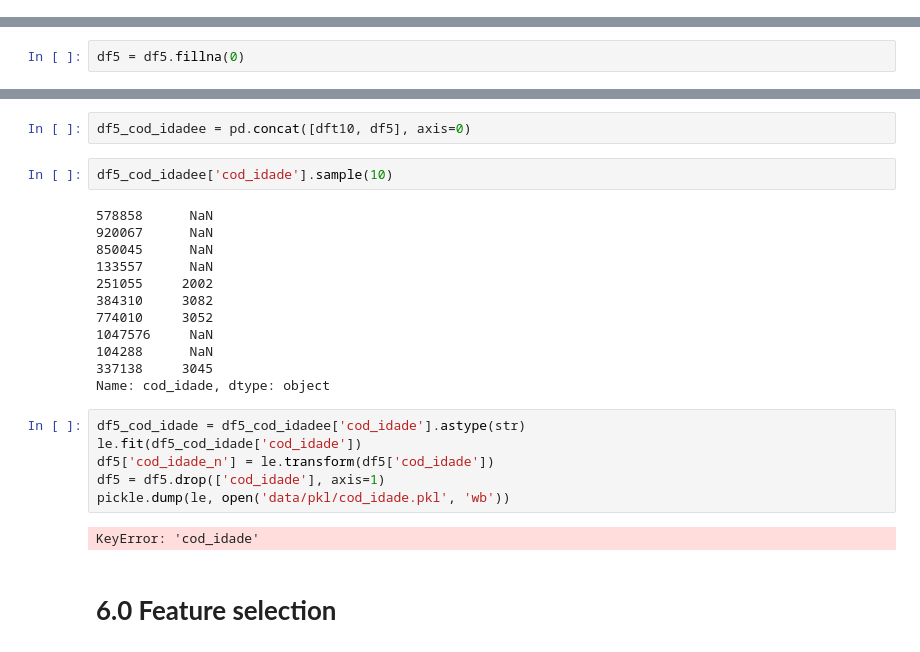
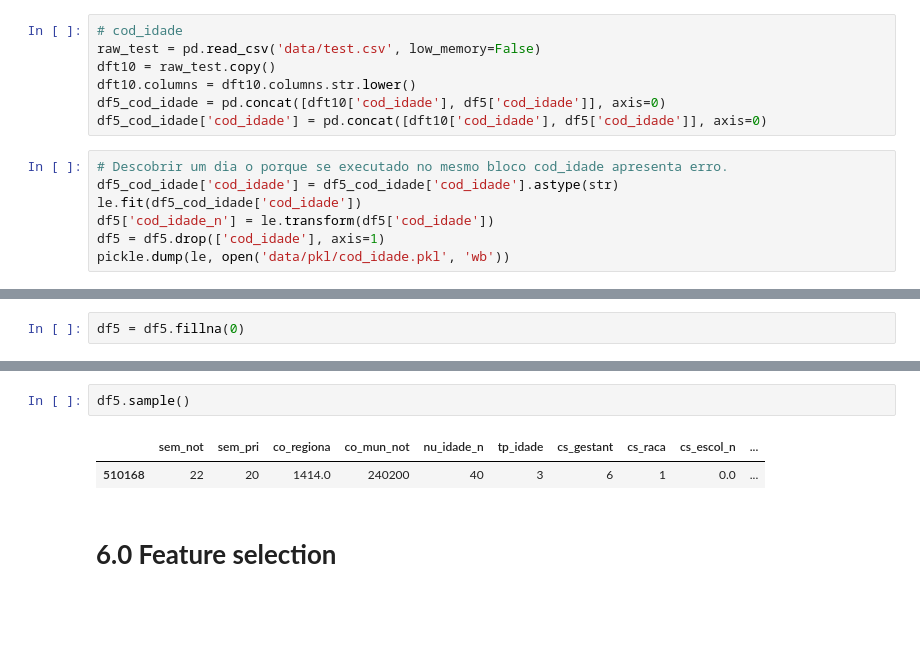
Before and after one commit to wilianuhlmann/olympiad_br_ml_kaggle_ensure_healthy, a Jupyter notebook: olympiad_br_kaggle.ipynb, the cells around one changed output, grey strips where cells are left out. Cells and saved outputs as stored; diff of their text form; blank space fills up the shorter version.

```diff
--- a/olympiad_br_kaggle.ipynb
+++ b/olympiad_br_kaggle.ipynb
@@ -946,6 +946,20 @@ df5 = df4.copy()
 #### 5.1 Label encoder
 # %%
 le = LabelEncoder()
+# %%
+# cod_idade
+raw_test = pd.read_csv('data/test.csv', low_memory=False)
+dft10 = raw_test.copy()
+dft10.columns = dft10.columns.str.lower()
+df5_cod_idade = pd.concat([dft10['cod_idade'], df5['cod_idade']], axis=0)
+df5_cod_idade['cod_idade'] = pd.concat([dft10['cod_idade'], df5['cod_idade']], axis=0)
+# %%
+# Descobrir um dia o porque se executado no mesmo bloco cod_idade apresenta erro.
+df5_cod_idade['cod_idade'] = df5_cod_idade['cod_idade'].astype(str)
+le.fit(df5_cod_idade['cod_idade'])
+df5['cod_idade_n'] = le.transform(df5['cod_idade'])
+df5 = df5.drop(['cod_idade'], axis=1)
+pickle.dump(le, open('data/pkl/cod_idade.pkl', 'wb'))
 # %%
 # sg_uf_not
 le.fit(df5['sg_uf_not'])
@@ -1085,27 +1058,8 @@ Name: cod_idade, dtype: object
-# %%
-df5_cod_idadee = pd.concat([dft10, df5], axis=0)
-# %%
-df5_cod_idadee['cod_idade'].sample(10)
-# %% [output]
-578858      NaN
-920067      NaN
-850045      NaN
-133557      NaN
-251055     2002
-384310     3082
-774010     3052
-1047576     NaN
-104288      NaN
-337138     3045
-Name: cod_idade, dtype: object
-# %%
-df5_cod_idade = df5_cod_idadee['cod_idade'].astype(str)
-le.fit(df5_cod_idade['cod_idade'])
-df5['cod_idade_n'] = le.transform(df5['cod_idade'])
-df5 = df5.drop(['cod_idade'], axis=1)
-pickle.dump(le, open('data/pkl/cod_idade.pkl', 'wb'))
-# %% [output]
-KeyError: 'cod_idade'
+# %%
+df5.sample()
+# %% [output]
+|  | sem_not | sem_pri | co_regiona | co_mun_not | nu_idade_n | tp_idade | cs_gestant | cs_raca | cs_escol_n | ... |
+| 510168 | 22 | 20 | 1414.0 | 240200 | 40 | 3 | 6 | 1 | 0.0 | ... |
 # %% [markdown]
 # **6.0 Feature selection**
 # %%
```
Also changed, not shown: parts of 34 cells of this notebook.
